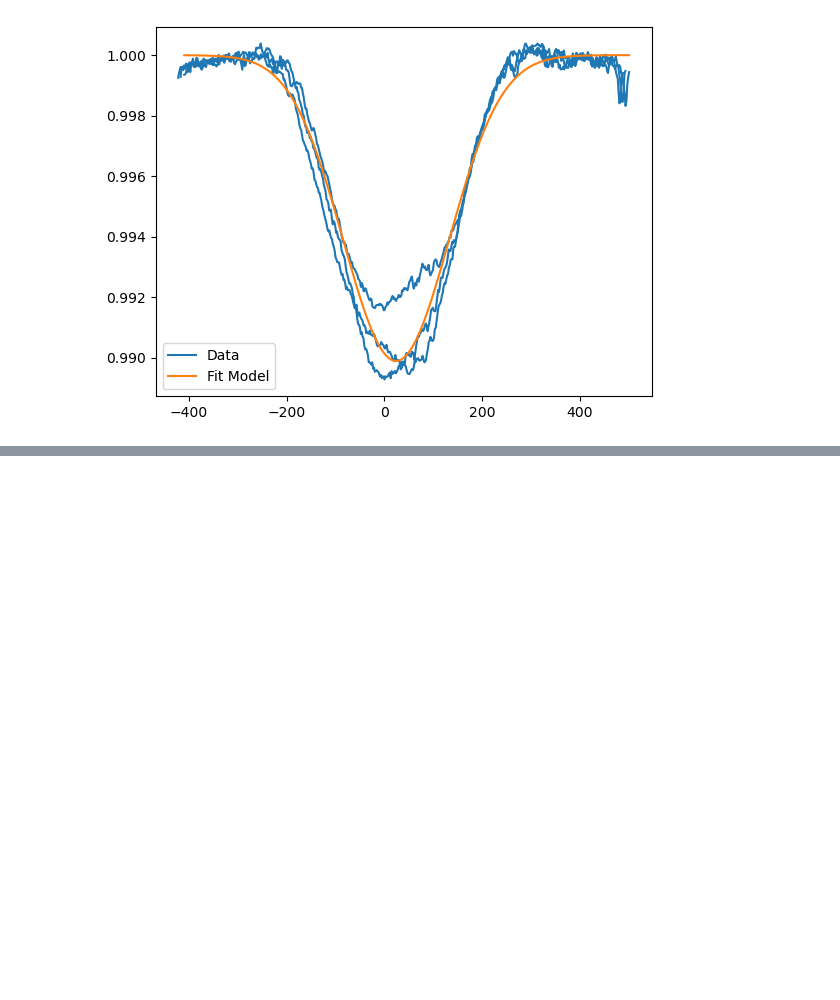
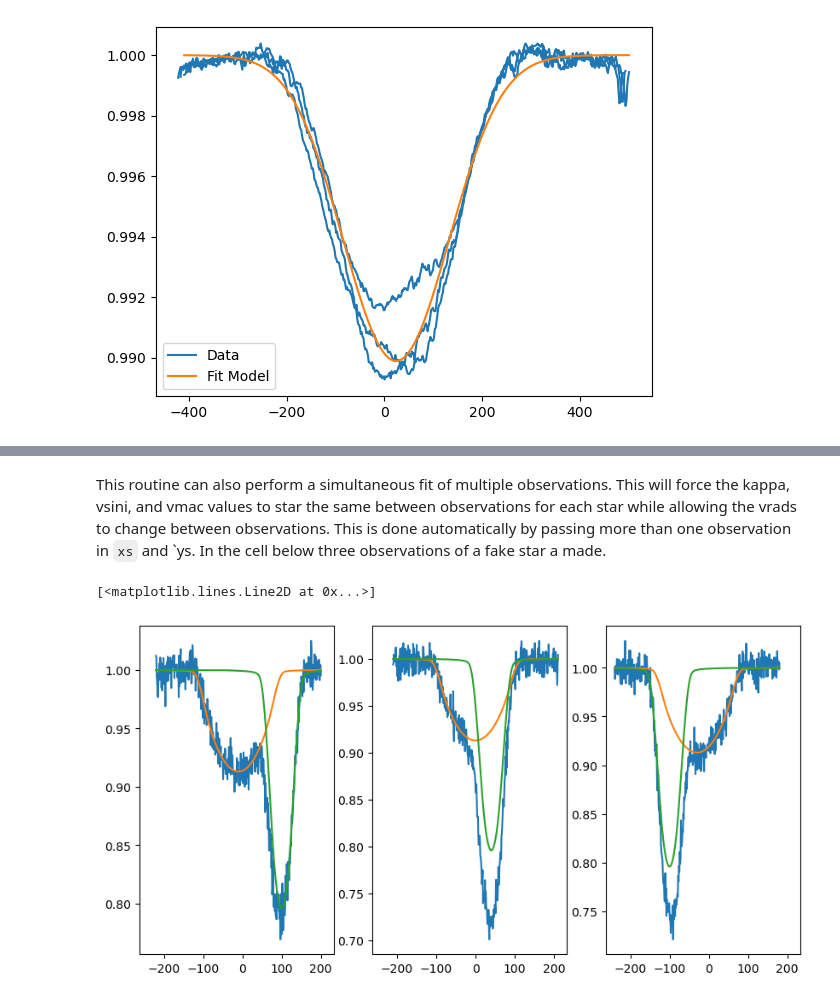
Before and after one commit to veropetit/pyRaven, a Jupyter notebook: HowToUsePyRavenTutorial/02-FitIntensity.ipynb, the cells around one changed output, grey strips where cells are left out. Cells and saved outputs as stored; diff of their text form; code cells hidden in the pictures; blank space fills up the shorter version.

```diff
--- a/HowToUsePyRavenTutorial/02-FitIntensity.ipynb
+++ b/HowToUsePyRavenTutorial/02-FitIntensity.ipynb
@@ -213,0 +286,68 @@ plt.legend()
+# %% [markdown]
+This routine can also perform a simultaneous fit of multiple observations. This will force the kappa, vsini, and vmac values to star the same between observations for each star while allowing the vrads to change between observations. This is done automatically by passing more than one observation in `xs` and `ys. In the cell below three observations of a fake star a made.
+# %%
+#set up star 1's parameters
+param1 = rav.params.get_def_param_fitI()
+param1["general"]["vsini"]=100.0
+
+#set up star 2's parameters
+param2 = rav.params.get_def_param_fitI()
+param2["general"]["vsini"]=40.0
+
+#create the fake profile of each individual star (observation 1)
+model1_1=rav.diskint2.analytical(param1,False)
+model2_1=rav.diskint2.analytical(param2,False)
+vrad2_1=100
+vrad1_1=-10
+model1_1['vel']=model1_1['vel']+vrad1_1
+f_1=np.interp(model1_1['vel'],model2_1['vel']+vrad2_1,model2_1['flux'])
+#create the fake binary profile (observation 1)
+binary_1=model1_1['flux']+f_1-1
+snr = 100
+sigma = 1/snr
+binary_1 = binary_1 + np.random.normal(0, sigma, binary_1.size)
+
+#create the fake profile of each individual star (observation 2)
+model1_2=rav.diskint2.analytical(param1,False)
+model2_2=rav.diskint2.analytical(param2,False)
+vrad2_2=40
+vrad1_2=0
+model1_2['vel']=model1_2['vel']+vrad1_2
+f_2=np.interp(model1_2['vel'],model2_2['vel']+vrad2_2,model2_2['flux'])
+#create the fake binary profile (observation 2)
+binary_2=model1_2['flux']+f_2-1
+snr = 100
+sigma = 1/snr
+binary_2 = binary_2 + np.random.normal(0, sigma, binary_2.size)
+
+#create the fake profile of each individual star (observation 3)
+model1_3=rav.diskint2.analytical(param1,False)
+model2_3=rav.diskint2.analytical(param2,False)
+vrad2_3=-100
+vrad1_3=-30
+model1_3['vel']=model1_3['vel']+vrad1_3
+f_3=np.interp(model1_3['vel'],model2_3['vel']+vrad2_3,model2_3['flux'])
+#create the fake binary profile (observation 3)
+binary_3=model1_3['flux']+f_3-1
+snr = 100
+sigma = 1/snr
+binary_3 = binary_3 + np.random.normal(0, sigma, binary_3.size)
+
+fig, ax = plt.subplots(1,3,sharex=True,figsize=(10,5))
+
+ax[0].plot(model1_1['vel'],binary_1)
+ax[0].plot(model1_1['vel'],model1_1['flux'])
+ax[0].plot(model1_1['vel'],f_1)
+
+
+ax[1].plot(model1_2['vel'],binary_2)
+ax[1].plot(model1_2['vel'],model1_2['flux'])
+ax[1].plot(model1_2['vel'],f_2)
+
+
+ax[2].plot(model1_3['vel'],binary_3)
+ax[2].plot(model1_3['vel'],model1_3['flux'])
+ax[2].plot(model1_3['vel'],f_3)
+# %% [output]
+[<matplotlib.lines.Line2D at 0x...>]
+[figure, added]
```
Also changed, not shown: parts of 7 cells of this notebook, 1 other file.
